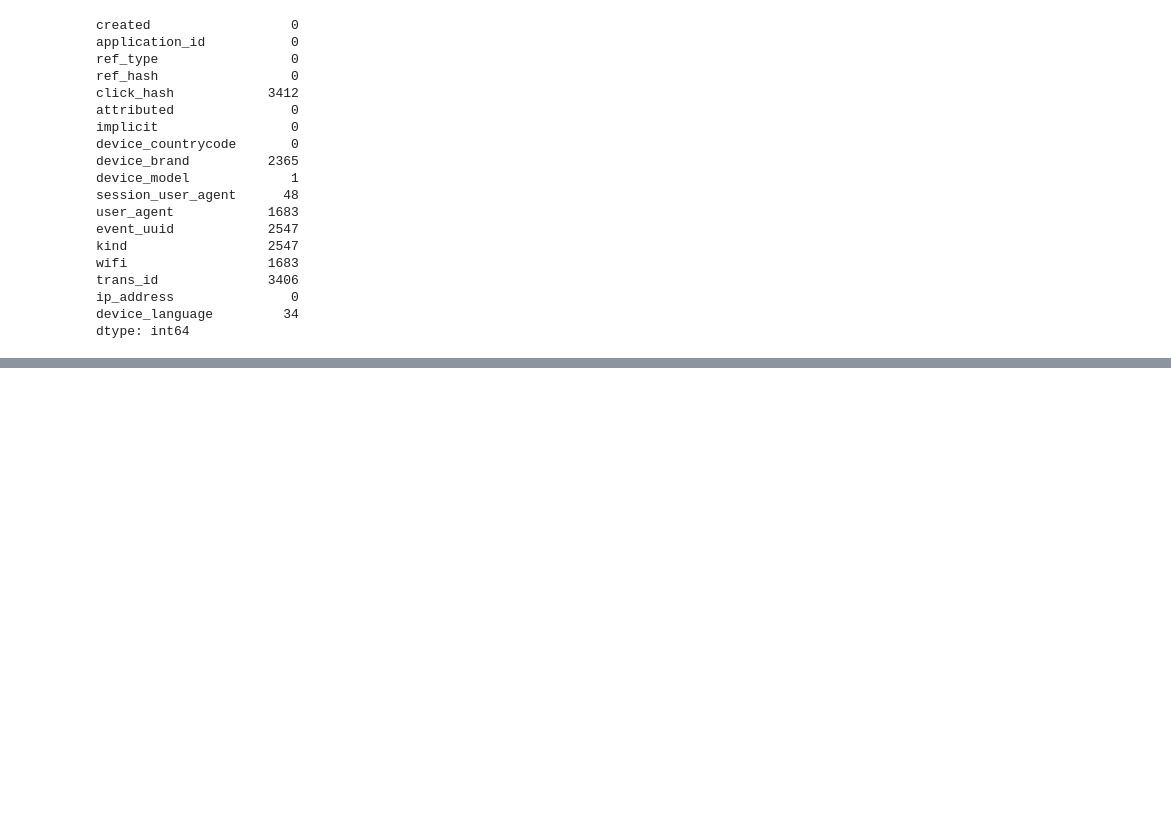
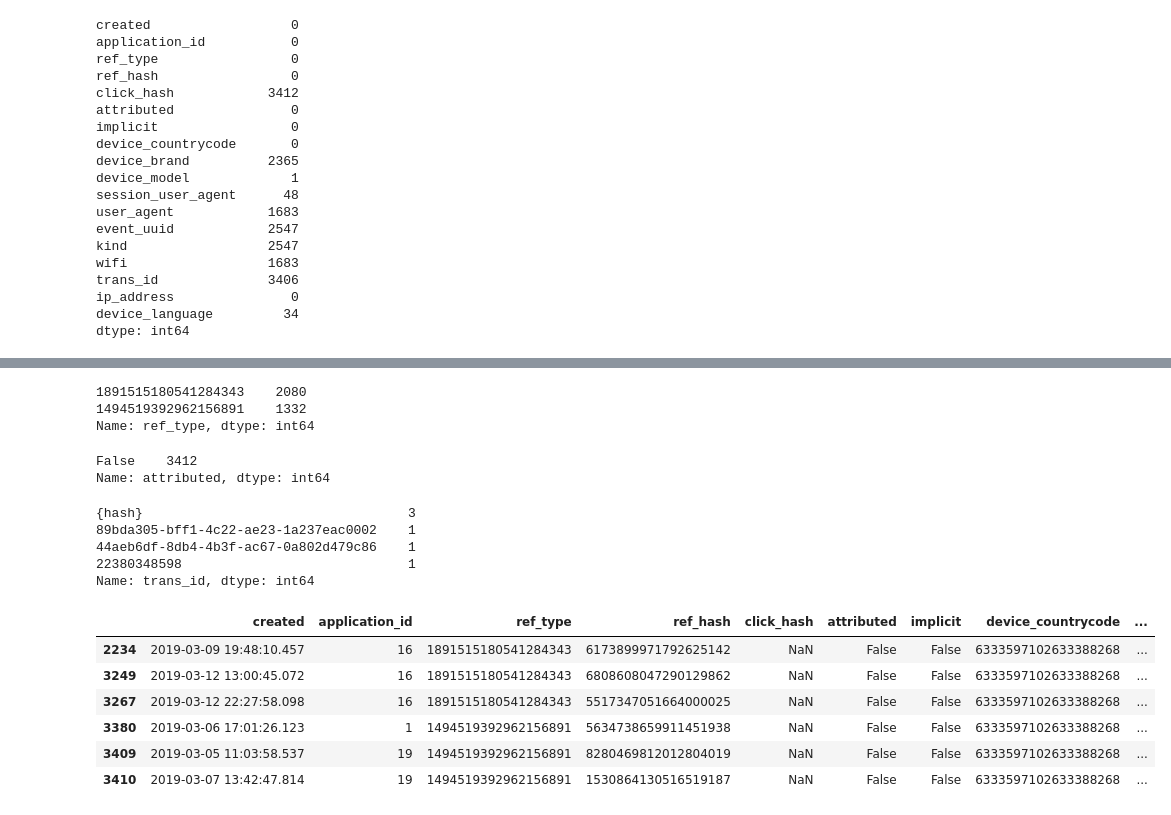
Before and after one commit to Elianagam/orgaDatosTp1, a Jupyter notebook: prueba_installs.ipynb, the cells around one changed output, grey strips where cells are left out. Saved outputs shown, nothing was run; the diff lists cells and outputs as text; code cells hidden in the pictures; blank space fills up the shorter version.

```diff
--- a/prueba_installs.ipynb
+++ b/prueba_installs.ipynb
@@ -62,0 +151,29 @@ dtype: int64
+# %%
+installs['ref_type'].value_counts()
+# %% [output]
+1891515180541284343    2080
+1494519392962156891    1332
+Name: ref_type, dtype: int64
+# %%
+installs['attributed'].value_counts()
+# %% [output]
+False    3412
+Name: attributed, dtype: int64
+# %%
+installs['trans_id'].value_counts()
+# %% [output]
+{hash}                                  3
+89bda305-bff1-4c22-ae23-1a237eac0002    1
+44aeb6df-8db4-4b3f-ac67-0a802d479c86    1
+22380348598                             1
+Name: trans_id, dtype: int64
+# %%
+installs.loc[installs['trans_id'].notnull()]
+# %% [output]
+|  | created | application_id | ref_type | ref_hash | click_hash | attributed | implicit | device_countrycode | ... |
+| 2234 | 2019-03-09 19:48:10.457 | 16 | 1891515180541284343 | 6173899971792625142 | NaN | False | False | 6333597102633388268 | ... |
+| 3249 | 2019-03-12 13:00:45.072 | 16 | 1891515180541284343 | 6808608047290129862 | NaN | False | False | 6333597102633388268 | ... |
+| 3267 | 2019-03-12 22:27:58.098 | 16 | 1891515180541284343 | 5517347051664000025 | NaN | False | False | 6333597102633388268 | ... |
+| 3380 | 2019-03-06 17:01:26.123 | 1 | 1494519392962156891 | 5634738659911451938 | NaN | False | False | 6333597102633388268 | ... |
+| 3409 | 2019-03-05 11:03:58.537 | 19 | 1494519392962156891 | 8280469812012804019 | NaN | False | False | 6333597102633388268 | ... |
+| 3410 | 2019-03-07 13:42:47.814 | 19 | 1494519392962156891 | 1530864130516519187 | NaN | False | False | 6333597102633388268 | ... |
```
Also changed, not shown: parts of 21 cells of this notebook, 1 other file.
